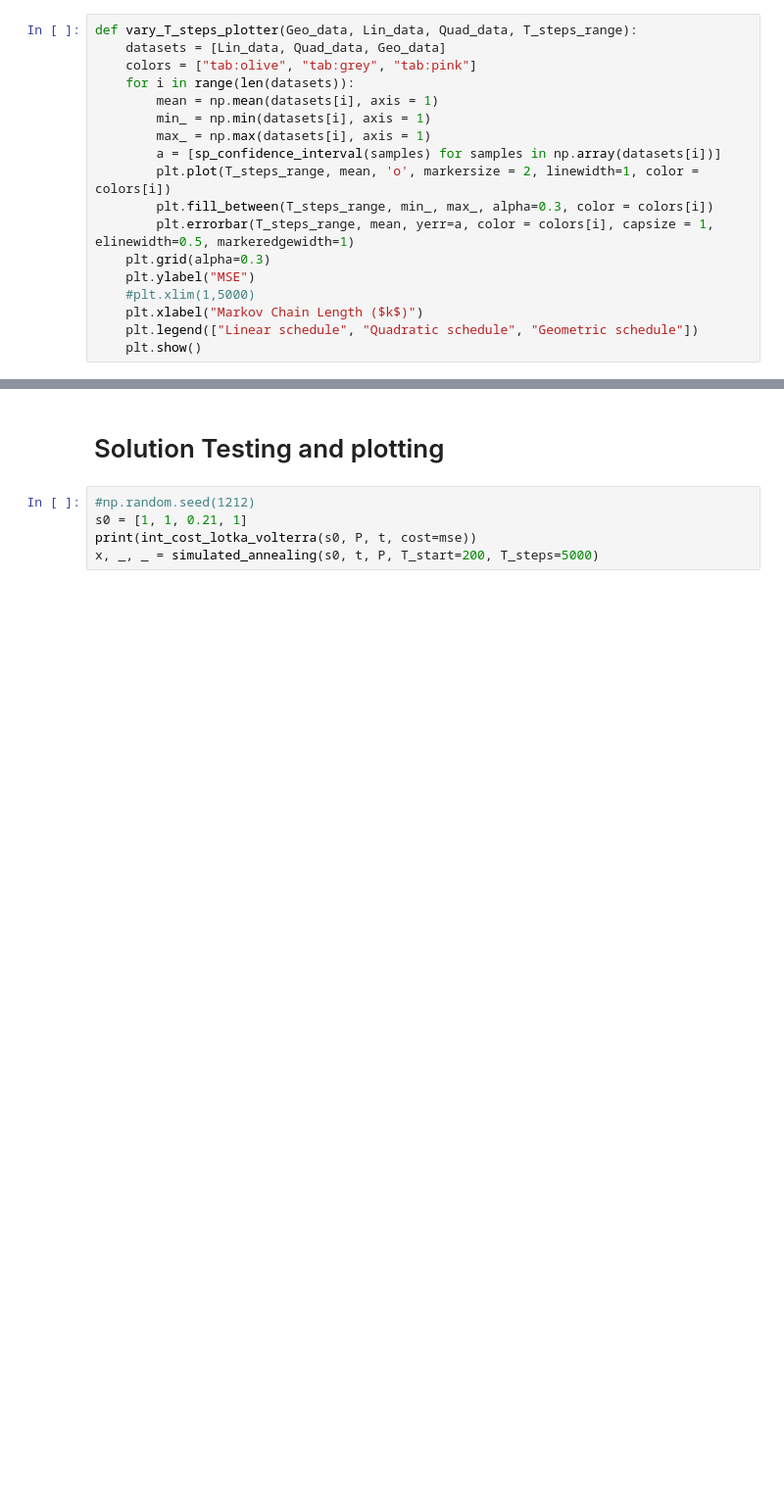
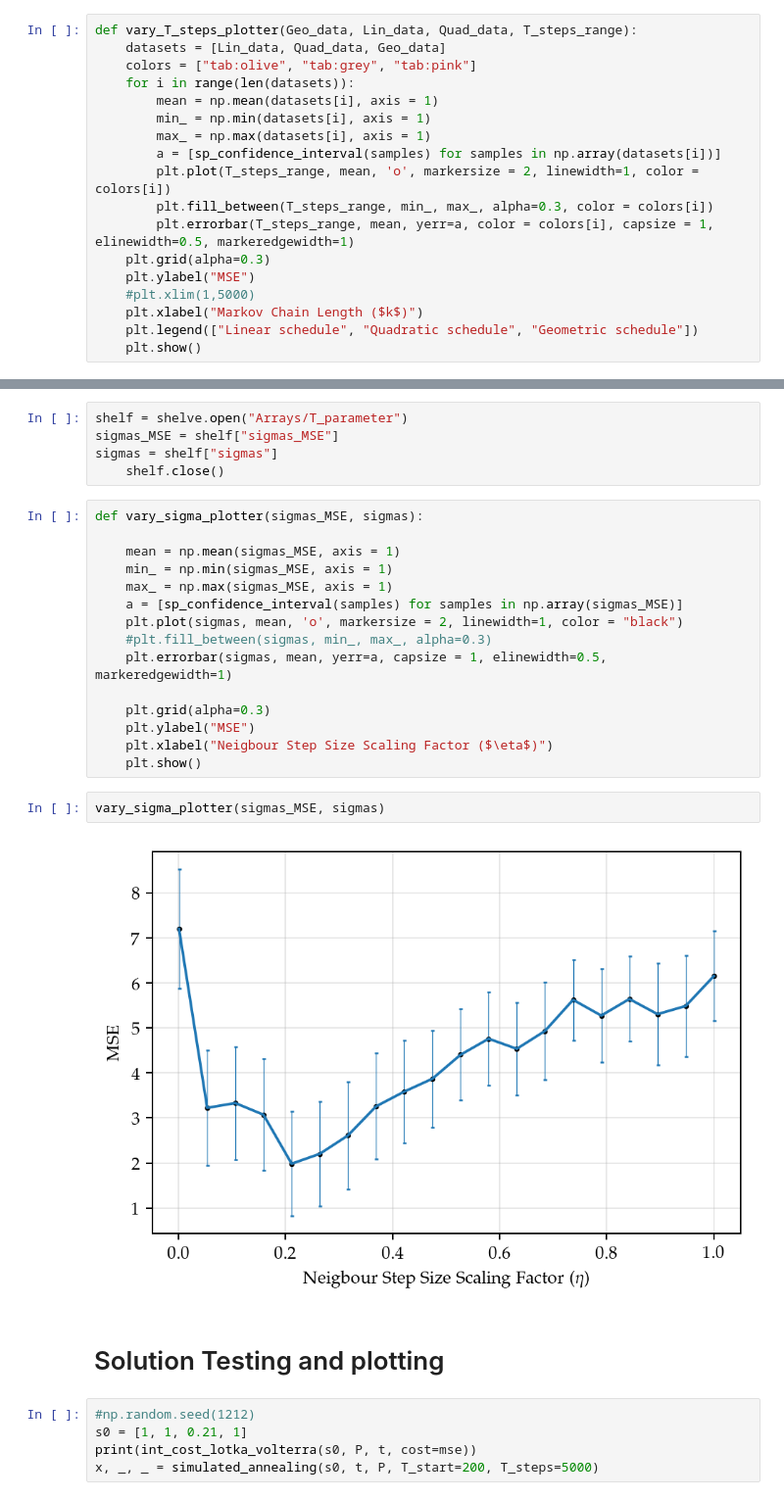
Before and after one commit to Maloup/stochastic-simulation-assignment3, a Jupyter notebook: Simulated Annealing Parameter Tuning.ipynb, the cells around one changed output, grey strips where cells are left out. Shown: that part at 98% size. Saved outputs shown, nothing was run; the diff lists cells and outputs as text; blank space fills up the shorter version.

```diff
--- a/Simulated Annealing Parameter Tuning.ipynb
+++ b/Simulated Annealing Parameter Tuning.ipynb
@@ -201,3 +242,27 @@ vary_T_steps_plotter(T_vary_geo, T_vary_lin, T_vary_quad, T_steps_range)
+# %%
+shelf = shelve.open("Arrays/T_parameter")
+sigmas_MSE = shelf["sigmas_MSE"]
+sigmas = shelf["sigmas"]
+    shelf.close()
+# %%
+def vary_sigma_plotter(sigmas_MSE, sigmas):
+
+    mean = np.mean(sigmas_MSE, axis = 1)
+    min_ = np.min(sigmas_MSE, axis = 1)
+    max_ = np.max(sigmas_MSE, axis = 1)
+    a = [sp_confidence_interval(samples) for samples in np.array(sigmas_MSE)]
+    plt.plot(sigmas, mean, 'o', markersize = 2, linewidth=1, color = "black")
+    #plt.fill_between(sigmas, min_, max_, alpha=0.3)
+    plt.errorbar(sigmas, mean, yerr=a, capsize = 1, elinewidth=0.5, markeredgewidth=1)
+
+    plt.grid(alpha=0.3)
+    plt.ylabel("MSE")
+    plt.xlabel("Neigbour Step Size Scaling Factor ($\eta$)")
+    plt.show()
+# %%
+vary_sigma_plotter(sigmas_MSE, sigmas)
+# %% [output]
+[figure, added]
 # %% [markdown]
 # Solution Testing and plotting
 # %%
```
Also changed, not shown: parts of 9 cells of this notebook, 7 other files.
